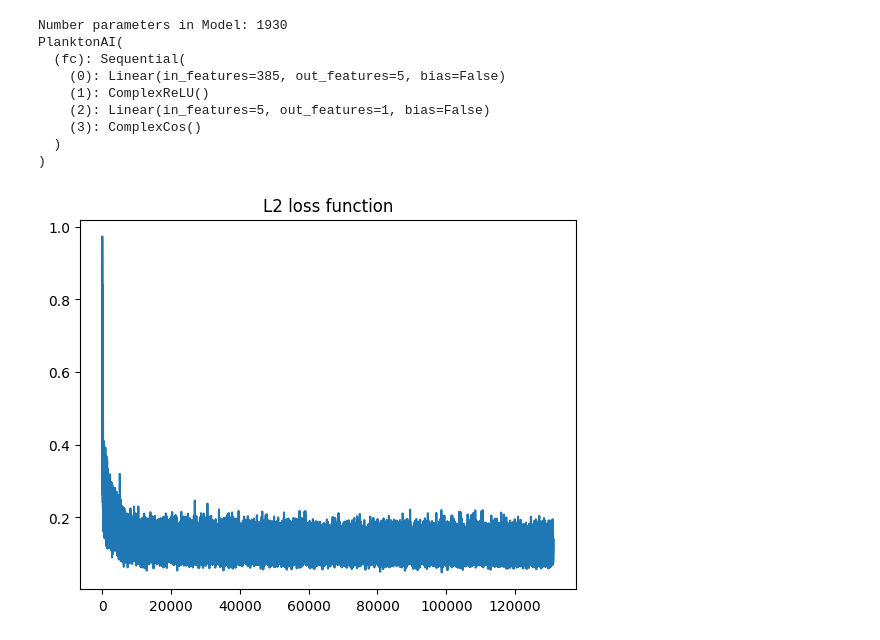
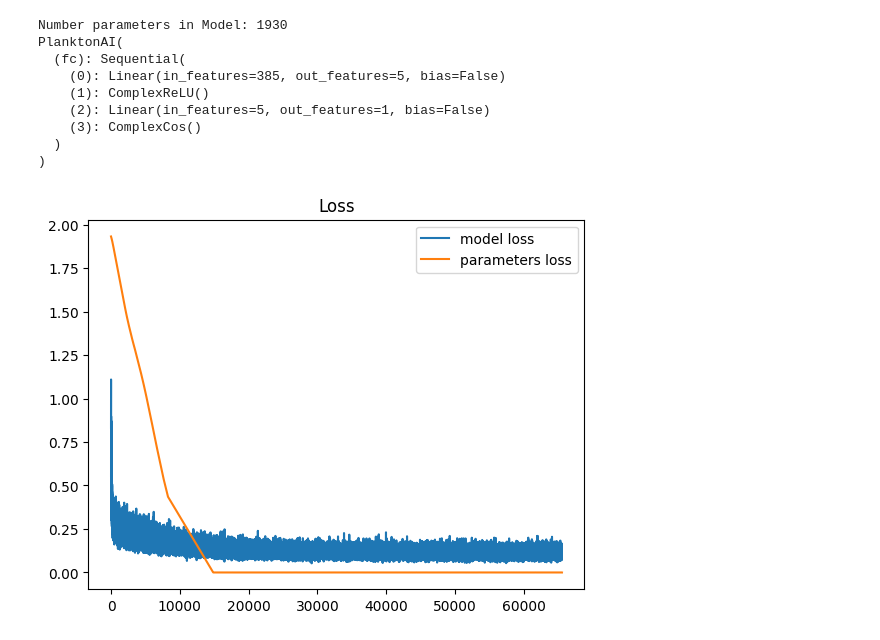
Before and after one commit to Himer65/PlanktonAI.cheerful, a Jupyter notebook: main.ipynb, the cells around one changed output. Saved outputs shown, nothing was run; the diff lists cells and outputs as text; code cells hidden in the pictures.

Commit message:
update model V5.1

```diff
--- a/main.ipynb
+++ b/main.ipynb
@@ -59,7 +66,7 @@ def read_data(path: str,
               batch: int = 64,
               device: str = "cpu") -> "generator":
     table = pd.read_csv(path)
-    fen = parse_fen(table.FEN).to(device).float()  # Очень долго
+    fen = parse_fen(table.FEN).to(device)
     eva = normalize(table.Evaluation).to(device)
 
     rand = torch.randperm(fen.size(0))
@@ -97,37 +104,53 @@ class PlanktonAI(nn.Module):
         super().__init__()
         self.fc = nn.Sequential(
             nn.Linear(385, 5, bias=False, dtype=torch.cfloat), ComplexReLU(),
-            nn.Linear( 5,  1, bias=False, dtype=torch.cfloat), ComplexCos(),
+            nn.Linear(  5, 1, bias=False, dtype=torch.cfloat), ComplexCos(),
         )
 
     def forward(self, inp: torch.Tensor) -> torch.Tensor:
-        inp = torch.complex(inp, torch.zeros_like(inp))
         out = self.fc(inp)
         return out.squeeze(-1)
 # %%
 num_param = lambda m: sum(p.numel() for p in m.parameters())
+
+def loss_param(m: nn.Module,
+              mean: float = 0.,
+              std: float = 1.,
+              alpha: float = 1.) -> torch.Tensor:
+    out = sum(torch.abs(p.mean() - mean) + torch.abs(p.std() - std)
+        for p in m.parameters()
+    )
+
+    return out * alpha
 
 def train(model: PlanktonAI,
           optimizer: Adam,
           data: "generator",
-          loops: int = 64) -> list[float]:
+          loops: int = 64) -> tuple[list[float], list[float]]:
     model.train()
-    history = []
+    hist1, hist2 = [], []
 
     for _ in tqdm(range(loops), "Train model"):
         x, y = next(data)
         out = model(x)
+
         loss = F.mse_loss(out, y)
+        hist1.append(loss.item())
+        ploss = loss_param(model)
+        hist2.append(ploss.item())
 
+        loss += ploss
         loss.backward()
         optimizer.step()
         model.zero_grad()
 
-        history.append(loss.item())
 
-    plt.title("L2 loss function")
-    plt.plot(history)
-    return history
+    plt.title("Loss")
+    plt.plot(hist1)
+    plt.plot(hist2)
+    plt.legend(("model loss", "parameters loss"))
+    plt.show()
+    return (hist1, hist2)
 # %%
 bot = PlanktonAI().to("cuda")
 optim = Adam(
@@ -136,7 +159,7 @@ optim = Adam(
 )
 data = read_data(
     path="/content/drive/MyDrive/data/chessEval/random_evals.csv",
-    batch=70,
+    batch=64,
     device="cuda",
 )
 next(data)
@@ -156,9 +179,9 @@ PlanktonAI(
 # %%
 hist = train(
     model = bot,
     optimizer = optim,
     data = data,
-    loops = 2**17,
+    loops = 2**16,
 )
 # %% [output]
-[figure, old version]
+[figure, new version]
```
Also changed, not shown: parts of 4 cells of this notebook, 4 other files.
